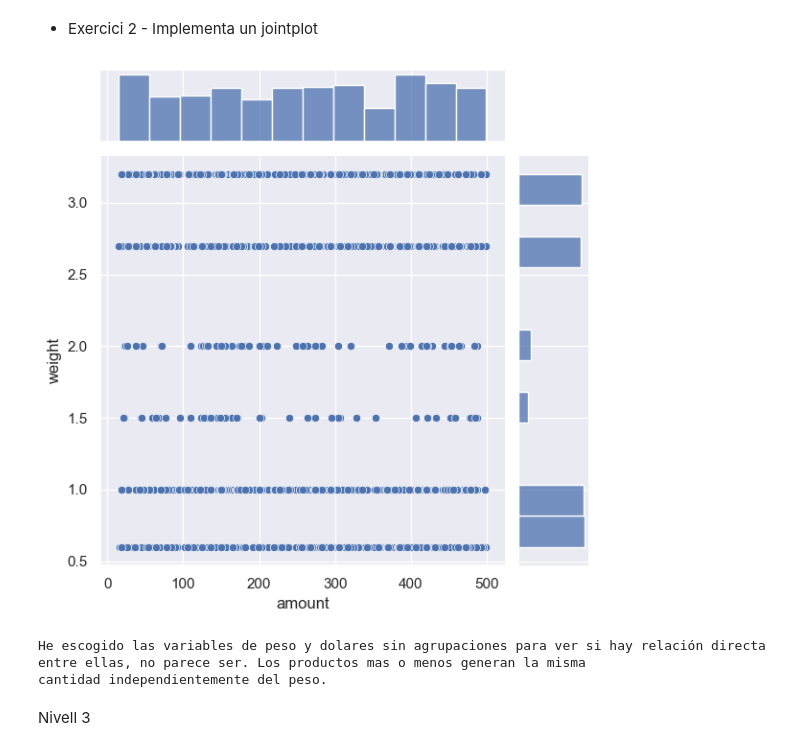
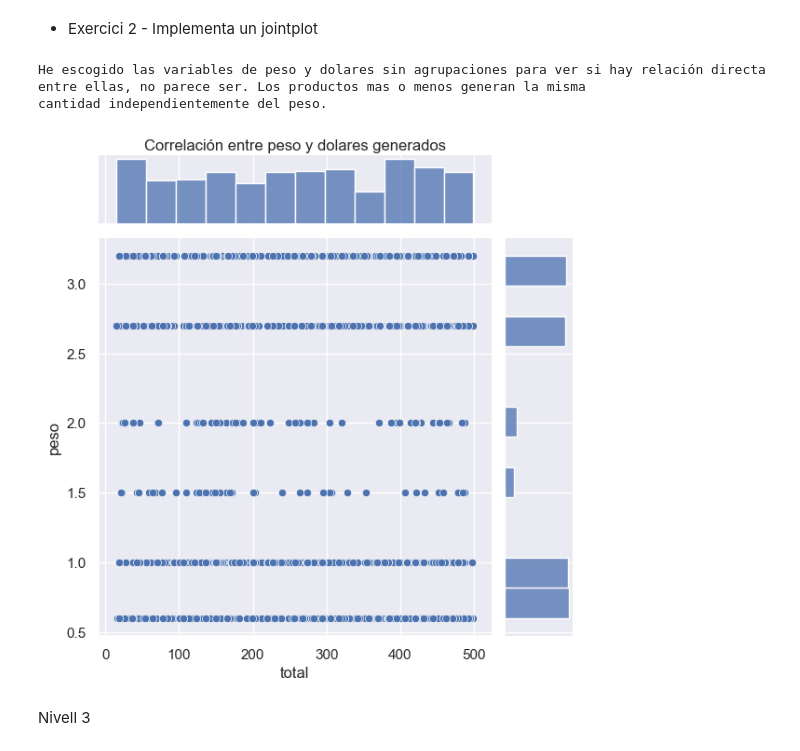
Before and after one commit to SrBiscuits/ItAcademy, a Jupyter notebook: Sprint8.ipynb, the cells around one changed output. Drawn from its saved outputs; the diff is of its cells as text; code cells hidden in the pictures.

```diff
--- a/Sprint8.ipynb
+++ b/Sprint8.ipynb
@@ -225,25 +242,25 @@ total de productos, pero esta es intuitiva y normal. Se ha escogido el pairplot
 - Exercici 2 - Implementa un jointplot
 # %%
 query="""
-SELECT weight, amount
+SELECT weight as peso, amount as total
 FROM transaction
 JOIN transactions_products ON transaction_id = transaction.id
 JOIN products ON products.id = product_id
 WHERE declined = 0
 """
 
 seab.set_theme()
 df = pd.read_sql(query, conn)
 
-seab.jointplot(data=df, x="amount", y='weight', kind='scatter')
-plt.show()
+g=seab.jointplot(data=df, x="total", y='peso', kind='scatter')
+plt.title('Correlación entre peso y dolares generados',loc='center',y=1.2)
 
 print("He escogido las variables de peso y dolares sin agrupaciones para ver si hay relación directa entre ellas, no parece ser. Los productos mas o menos generan la misma" \
 "\ncantidad independientemente del peso.")
 # %% [output]
+He escogido las variables de peso y dolares sin agrupaciones para ver si hay relación directa entre ellas, no parece ser. Los productos mas o menos generan la misma
+cantidad independientemente del peso.
-[figure, old version]
+[figure, new version]
-He escogido las variables de peso y dolares sin agrupaciones para ver si hay relación directa entre ellas, no parece ser. Los productos mas o menos generan la misma
-cantidad independientemente del peso.
 # %% [markdown]
 Nivell 3
 # %% [markdown]
```
Also changed, not shown: parts of 10 cells of this notebook.
